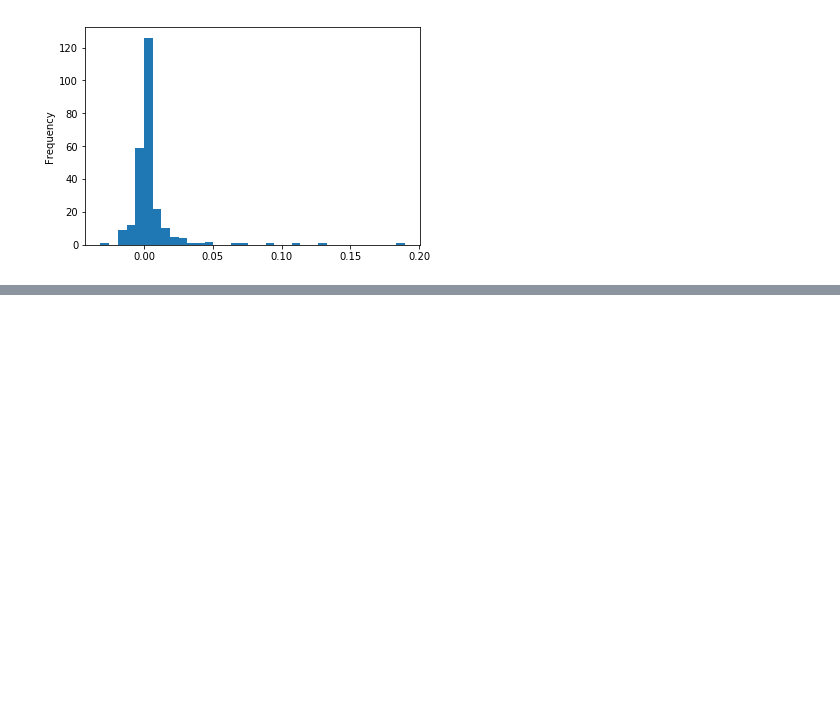
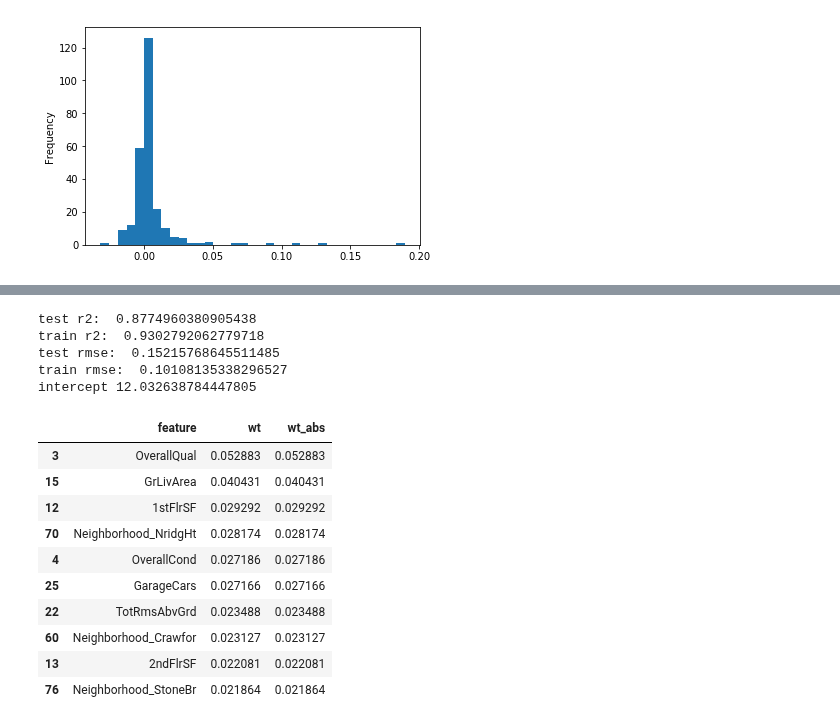
Before and after one commit to abulbasar/machine-learning, a Jupyter notebook: demos/Day 2 - house price prediction.ipynb, the cells around one changed output, grey strips where cells are left out. Saved outputs shown, nothing was run; the diff lists cells and outputs as text; code cells hidden in the pictures; blank space fills up the shorter version.

```diff
--- a/demos/Day 2 - house price prediction.ipynb
+++ b/demos/Day 2 - house price prediction.ipynb
@@ -227,0 +246,54 @@ result.head(10)
+# %%
+
+target = "SalesPrice"
+y = np.log(df[target])
+X = df.drop(columns=[target])
+
+X = pd.get_dummies(X, drop_first=True)
+
+X_train, X_test, y_train, y_test = model_selection.train_test_split(X, y,
+                                 test_size = 0.3, random_state = 1)
+
+
+pipe = pipeline.Pipeline([
+    ("poly", preprocessing.PolynomialFeatures(degree=1
+                            , include_bias=False)),
+    ("scaler", preprocessing.StandardScaler()),
+    ("est", linear_model.Ridge(alpha=150.0, random_state=1))
+])
+
+
+pipe.fit(X_train, y_train)
+
+est = pipe.steps[-1][-1]
+
+y_train_pred = pipe.predict(X_train)
+y_test_pred = pipe.predict(X_test)
+
+print("test r2: ", metrics.r2_score(y_test, y_test_pred))
+print("train r2: ", metrics.r2_score(y_train, y_train_pred))
+print("test rmse: ", metrics.mean_squared_error(y_test, y_test_pred) ** 0.5)
+print("train rmse: ", metrics.mean_squared_error(y_train, y_train_pred) ** 0.5)
+
+print("intercept", est.intercept_)
+summary = pd.DataFrame({"feature": X.columns, "wt": est.coef_})
+summary["wt_abs"] = np.abs(summary.wt)
+summary = summary.sort_values("wt_abs", ascending = False)
+summary.head(10)
+# %% [output]
+test r2:  0.8774960380905438
+train r2:  0.9302792062779718
+test rmse:  0.15215768645511485
+train rmse:  0.10108135338296527
+intercept 12.032638784447805
+|  | feature | wt | wt_abs |
+| 3 | OverallQual | 0.052883 | 0.052883 |
+| 15 | GrLivArea | 0.040431 | 0.040431 |
+| 12 | 1stFlrSF | 0.029292 | 0.029292 |
+| 70 | Neighborhood_NridgHt | 0.028174 | 0.028174 |
+| 4 | OverallCond | 0.027186 | 0.027186 |
+| 25 | GarageCars | 0.027166 | 0.027166 |
+| 22 | TotRmsAbvGrd | 0.023488 | 0.023488 |
+| 60 | Neighborhood_Crawfor | 0.023127 | 0.023127 |
+| 13 | 2ndFlrSF | 0.022081 | 0.022081 |
+| 76 | Neighborhood_StoneBr | 0.021864 | 0.021864 |
```
Also changed, not shown: parts of 8 cells of this notebook.
